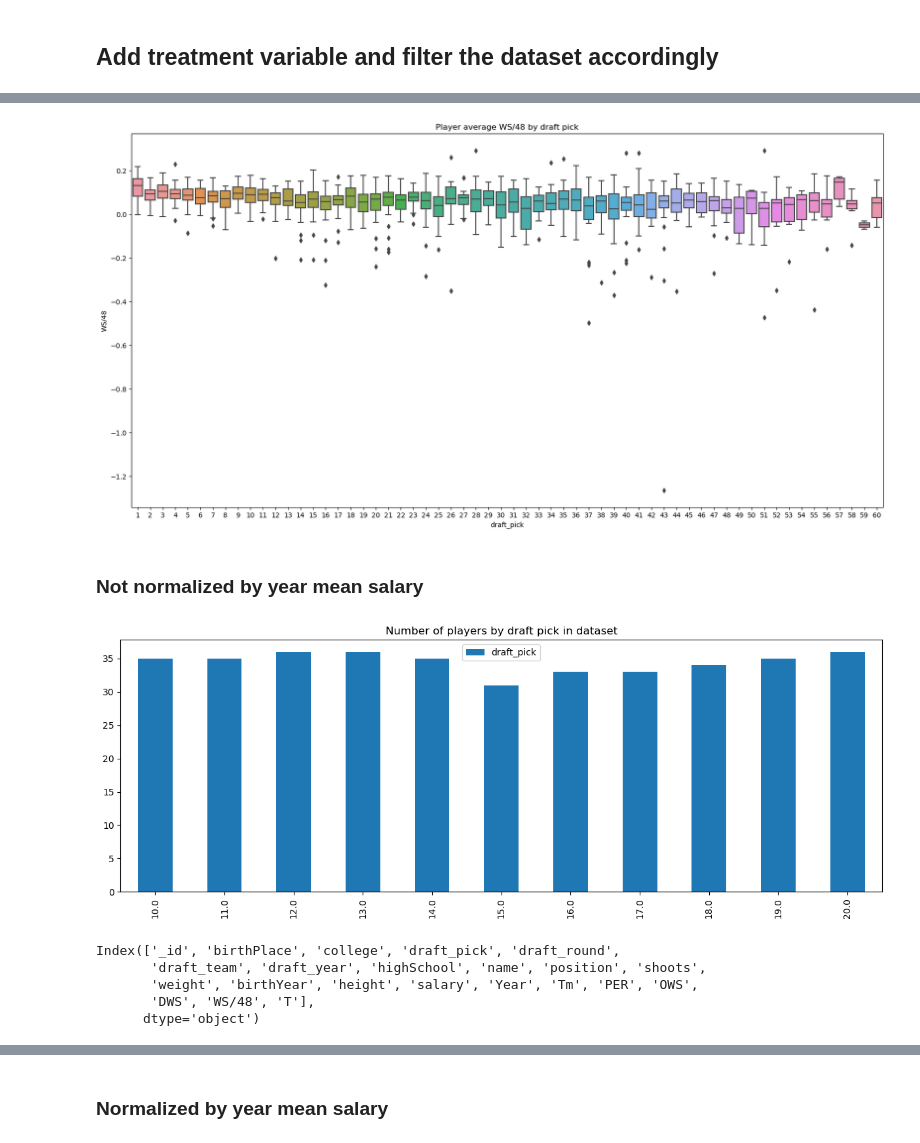
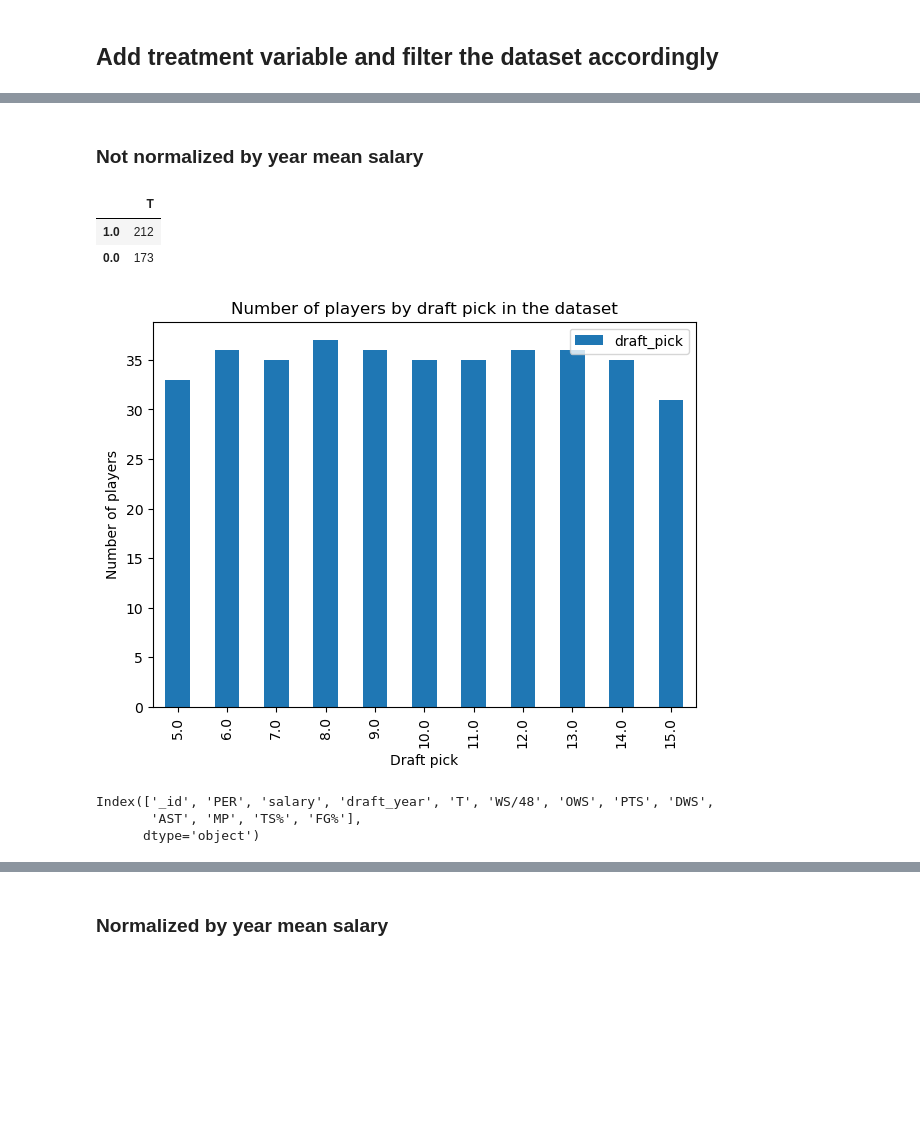
Before and after one commit to YoavMeiri/causalProject, a Jupyter notebook: code/preliminary_data_analysis.ipynb, the cells around one changed output, grey strips where cells are left out. Drawn from its saved outputs; the diff is of its cells as text; code cells hidden in the pictures; blank space fills up the shorter version.

Commit message:
graph rearrangement

```diff
--- a/code/preliminary_data_analysis.ipynb
+++ b/code/preliminary_data_analysis.ipynb
@@ -133,14 +133,14 @@ p_stats_df = p_stats_df[['name',
                          'Year',
                          'Tm',
                          'PER',
-                        #  'PTS',
-                        #  'TS%',
-                        #  'MP',
+                         'PTS',
+                         'TS%',
+                         'MP',
                          'OWS',
                          'DWS',
                          'WS/48',
-                        #  'FG%',
-                        #  'AST'
+                         'FG%',
+                         'AST'
                          ]]
 ps_df = pd.merge(ps_df, p_stats_df, on=['name', 'Year'], how='left')
 # %% [output]
@@ -250,19 +232,17 @@ plt.show()
 # %%
-dp_ws48_df = ps_df[['draft_pick', 'WS/48', 'name']].groupby('name').mean().reset_index()
-dp_ws48_df['draft_pick'] = dp_per_df['draft_pick'].astype('Int64')
-fig, ax = plt.subplots(figsize=(20, 10))
-plt.title('Player average WS/48 by draft pick')
-sns.boxplot(x="draft_pick", y="WS/48", data=dp_ws48_df)
-plt.show()
+# dp_ws48_df = ps_df[['draft_pick', 'WS/48', 'name']].groupby('name').mean().reset_index()
+# dp_ws48_df['draft_pick'] = dp_per_df['draft_pick'].astype('Int64')
+# fig, ax = plt.subplots(figsize=(20, 10))
+# plt.title('Player average WS/48 by draft pick')
+# sns.boxplot(x="draft_pick", y="WS/48", data=dp_ws48_df)
+# plt.show()
-# %% [output]
-[figure, removed]
 # %% [markdown]
 ### Not normalized by year mean salary
 # %%
 pd.options.mode.chained_assignment = None  # default='warn'
 
-upper_bound = 10
-lower_bound = 20 # This is lower because it refers to decreasing placement
+upper_bound = 5
+lower_bound = 15 # This is lower because it refers to decreasing placement
 ps_treat_df = ps_df[(ps_df['draft_pick'] <= lower_bound) & (ps_df['draft_pick'] >= upper_bound)] # Keep only relevant players who were selected between places 28-33
 
 # 1- better placement, 0- worse placement
@@ -270,19 +250,26 @@ ps_treat_df = ps_df[(ps_df['draft_pick'] <= lower_bound) & (ps_df['draft_pick']
 ps_treat_df.loc[ps_treat_df['draft_pick'] <= upper_bound + (lower_bound - upper_bound)/2, 'T'] = 1
 ps_treat_df.loc[ps_treat_df['draft_pick'] > upper_bound + (lower_bound - upper_bound)/2, 'T'] = 0
 ps_treat_df['T'] = ps_treat_df['T'].astype('Int64')
-avg_treat_salary = ps_treat_df[['PER', '_id', 'salary', 'draft_pick', 'draft_year', 'T', 'PER', 'WS/48']].groupby(['_id']).mean().reset_index()
+avg_treat_salary = ps_treat_df[['PER', '_id', 'salary', 'draft_year', 'T', 'WS/48', 'OWS', 'PTS', 'DWS', 'AST', 'MP', 'TS%', 'FG%', 'draft_pick']].groupby(['_id']).mean().reset_index()
+# %%
+avg_treat_salary['T'].value_counts().to_frame()
+# %% [output]
+|  | T |
+| 1.0 | 212 |
+| 0.0 | 173 |
 # %%
-ps_treat_rank_count = avg_treat_salary['draft_pick'].value_counts().to_frame().sort_index().plot.bar(figsize=(15,5))
-plt.title('Number of players by draft pick in dataset')
+ps_treat_rank_count = avg_treat_salary['draft_pick'].value_counts().to_frame().sort_index().plot.bar(figsize=(7,5))
+avg_treat_salary = avg_treat_salary.drop(columns=['draft_pick'])
+plt.title('Number of players by draft pick in the dataset')
+plt.xlabel('Draft pick')
+plt.ylabel('Number of players')
 plt.show()
 # sns.histplot(data=ps_treat_rank_count, x='index', y='draft_pick')
 # %% [output]
-[figure, old version]
+[figure, new version]
 # %%
-print(ps_treat_df.columns)
+print(avg_treat_salary.columns)
 # %% [output]
-Index(['_id', 'birthPlace', 'college', 'draft_pick', 'draft_round',
-       'draft_team', 'draft_year', 'highSchool', 'name', 'position', 'shoots',
-       'weight', 'birthYear', 'height', 'salary', 'Year', 'Tm', 'PER', 'OWS',
-       'DWS', 'WS/48', 'T'],
+Index(['_id', 'PER', 'salary', 'draft_year', 'T', 'WS/48', 'OWS', 'PTS', 'DWS',
+       'AST', 'MP', 'TS%', 'FG%'],
       dtype='object')
```
Also changed, not shown: parts of 22 cells of this notebook.
